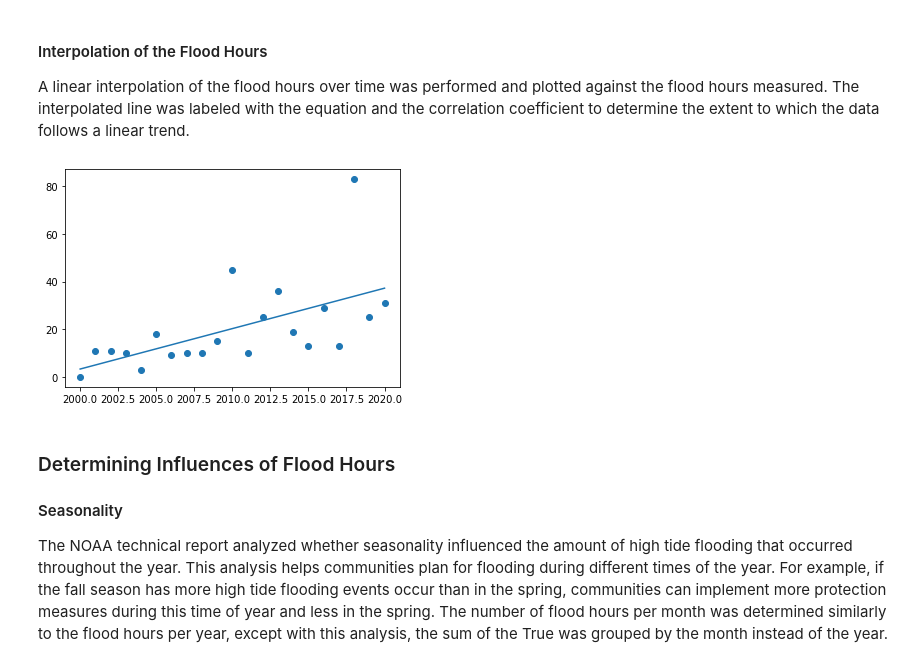
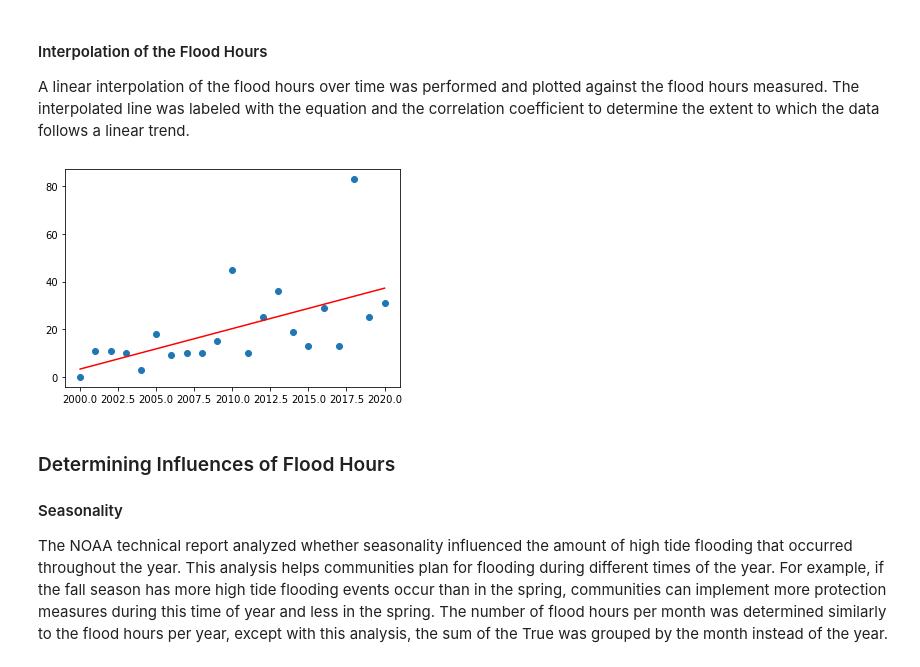
Before and after one commit to ldwyre98/ESCI-895-Final-Project, a Jupyter notebook: ESCI895_FinalProject.ipynb, the cells around one changed output. Drawn from its saved outputs; the diff is of its cells as text; code cells hidden in the pictures.

```diff
--- a/ESCI895_FinalProject.ipynb
+++ b/ESCI895_FinalProject.ipynb
@@ -87,14 +92,14 @@ A linear interpolation of the flood hours over time was performed and plotted ag
 # %%
 # Since the above histogram shows that the log-transform of the data shows a more normal distribution, I might try to do
 # this analysis with a power interpolation. However, here is the analysis with linear interpolation.
 df_years['year_interp'] = years
 slope, intercept = np.polyfit(df_years['year_interp'], df_years['flood_hours'], 1)
 df_years['interp'] = df_years['year_interp']*slope+intercept
-fig, ax6 = plt.subplots()
-ax6.scatter(df_years['year_interp'], df_years['flood_hours'])
-line = ax6.plot(df_years['interp'], label = 'y = 1.697x - 3391', color = 'r')
+fig, ax = plt.subplots()
+ax.scatter(df_years['year_interp'], df_years['flood_hours'])
+line = ax.plot(df_years['interp'], label = 'y = 1.697x - 3391', color = 'r')
 # %% [output]
-[figure, old version]
+[figure, new version]
 # %% [markdown]
 ### Determining Influences of Flood Hours
 #### Seasonality
```
Also changed, not shown: parts of 7 cells of this notebook.
